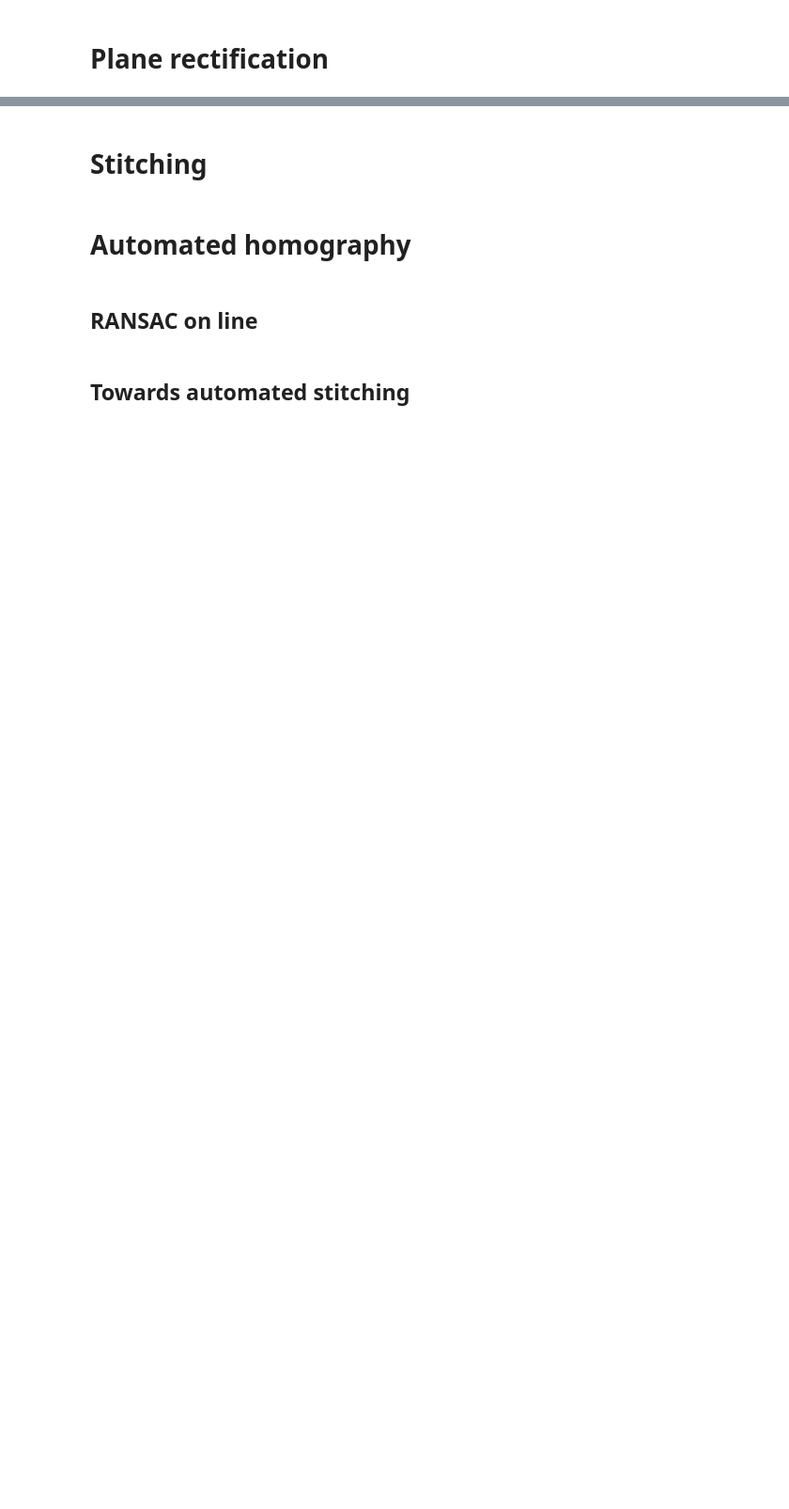
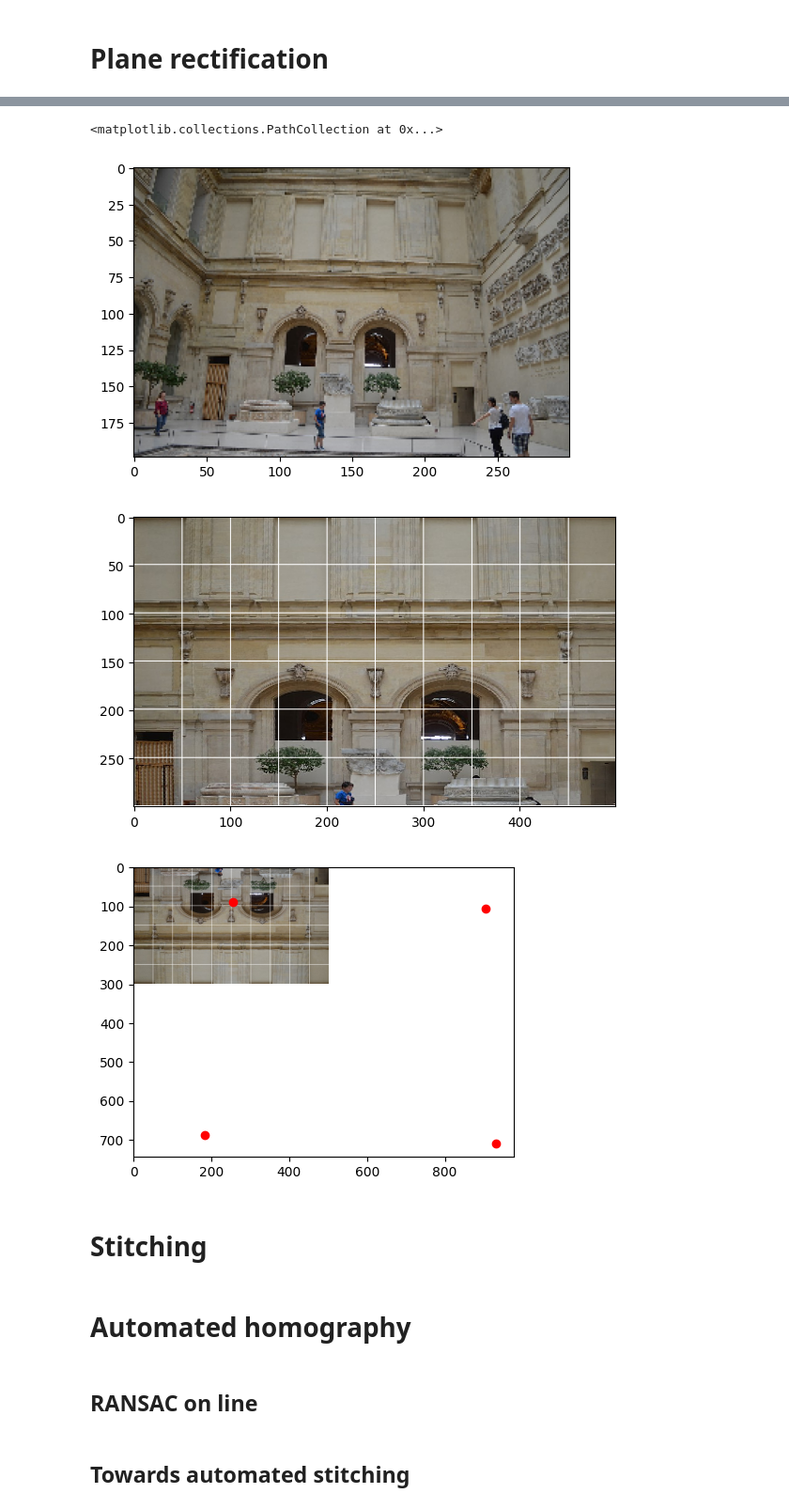
Before and after one commit to MurphLaws/Exp, a Jupyter notebook: TD_3_void.ipynb, the cells around one changed output, grey strips where cells are left out. Shown at 94% size. Cells and saved outputs as stored; diff of their text form; code cells hidden in the pictures; blank space fills up the shorter version.

```diff
--- a/TD_3_void.ipynb
+++ b/TD_3_void.ipynb
@@ -129,13 +205,25 @@ def apply_homography(im_in, H, im_out):
 # %%
 # apply homography
 display_image(im[::subsampling,::subsampling])
 
 im_h = np.zeros((300, 500, 3), dtype=im.dtype)
 apply_homography(im, H, im_h)
 # draw a grid on im_h
 im_h[:,::50] = 255
 im_h[::50,:] = 255
 display_image(im_h[::-1])
+
+im_pts_sub = [(46,172), (233,177), (64,22), (226,26)]
+#Plot im_pts_sub on top of im_h
+im_pts = np.array(im_pts_sub) * subsampling
+plt.figure(figsize=(9,4))
+plt.imshow(im_h)
+plt.scatter(im_pts[:,0], im_pts[:,1], c='red')
+# %% [output]
+<matplotlib.collections.PathCollection at 0x...>
+[figure, added]
+[figure, added]
+[figure, added]
 # %% [markdown]
 # Stitching
 # %%
```
Also changed, not shown: parts of 11 cells of this notebook, 13 other files.
